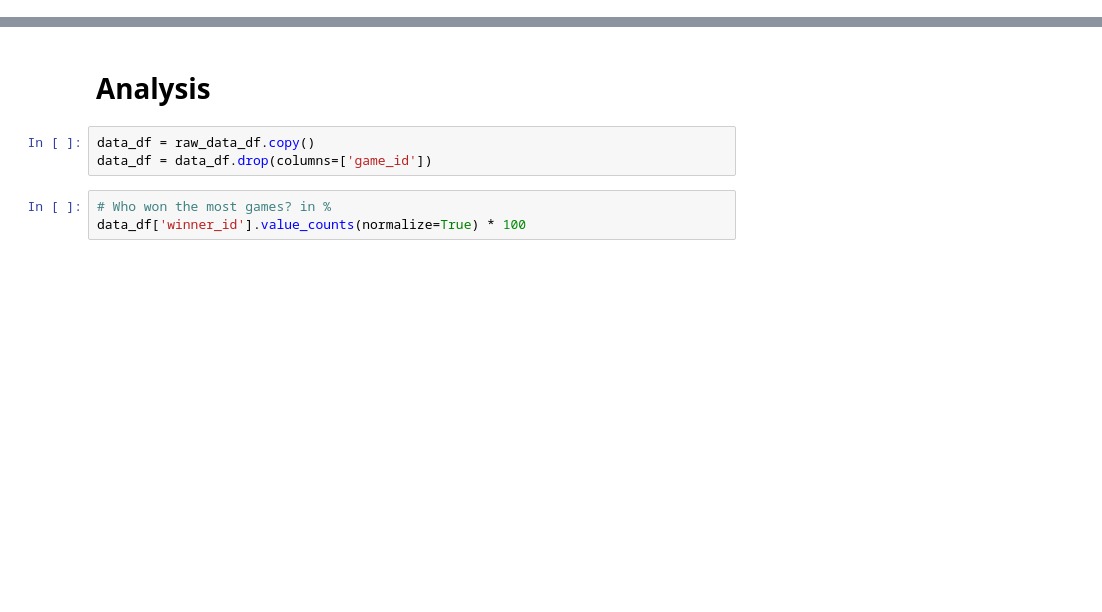
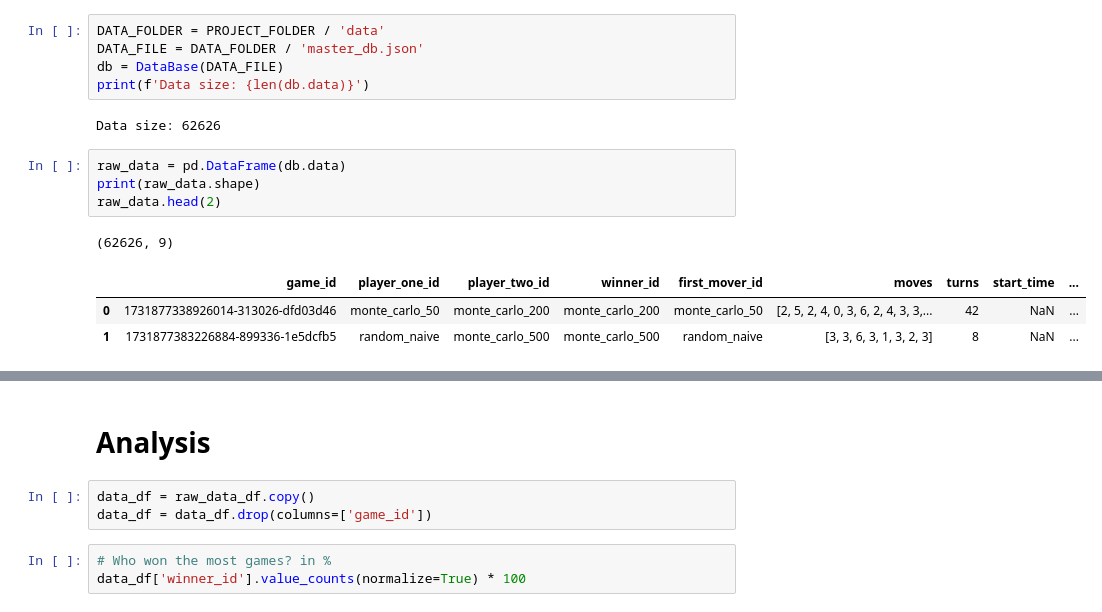
Before and after one commit to Brandt-moreThan4/ConnectFour, a Jupyter notebook: notebooks/simulation_analysis_arena_vc.ipynb, the cells around one changed output, grey strips where cells are left out. Cells and saved outputs as stored; diff of their text form; blank space fills up the shorter version.

```diff
--- a/notebooks/simulation_analysis_arena_vc.ipynb
+++ b/notebooks/simulation_analysis_arena_vc.ipynb
@@ -46,0 +19,16 @@ raw_data_df.head()
+# %%
+DATA_FOLDER = PROJECT_FOLDER / 'data'
+DATA_FILE = DATA_FOLDER / 'master_db.json'
+db = DataBase(DATA_FILE)
+print(f'Data size: {len(db.data)}')
+# %% [output]
+Data size: 62626
+# %%
+raw_data = pd.DataFrame(db.data)
+print(raw_data.shape)
+raw_data.head(2)
+# %% [output]
+(62626, 9)
+|  | game_id | player_one_id | player_two_id | winner_id | first_mover_id | moves | turns | start_time | ... |
+| 0 | 1731877338926014-313026-dfd03d46 | monte_carlo_50 | monte_carlo_200 | monte_carlo_200 | monte_carlo_50 | [2, 5, 2, 4, 0, 3, 6, 2, 4, 3, 3,... | 42 | NaN | ... |
+| 1 | 1731877383226884-899336-1e5dcfb5 | random_naive | monte_carlo_500 | monte_carlo_500 | random_naive | [3, 3, 6, 3, 1, 3, 2, 3] | 8 | NaN | ... |
```
Also changed, not shown: parts of 17 cells of this notebook, 1 other file.
